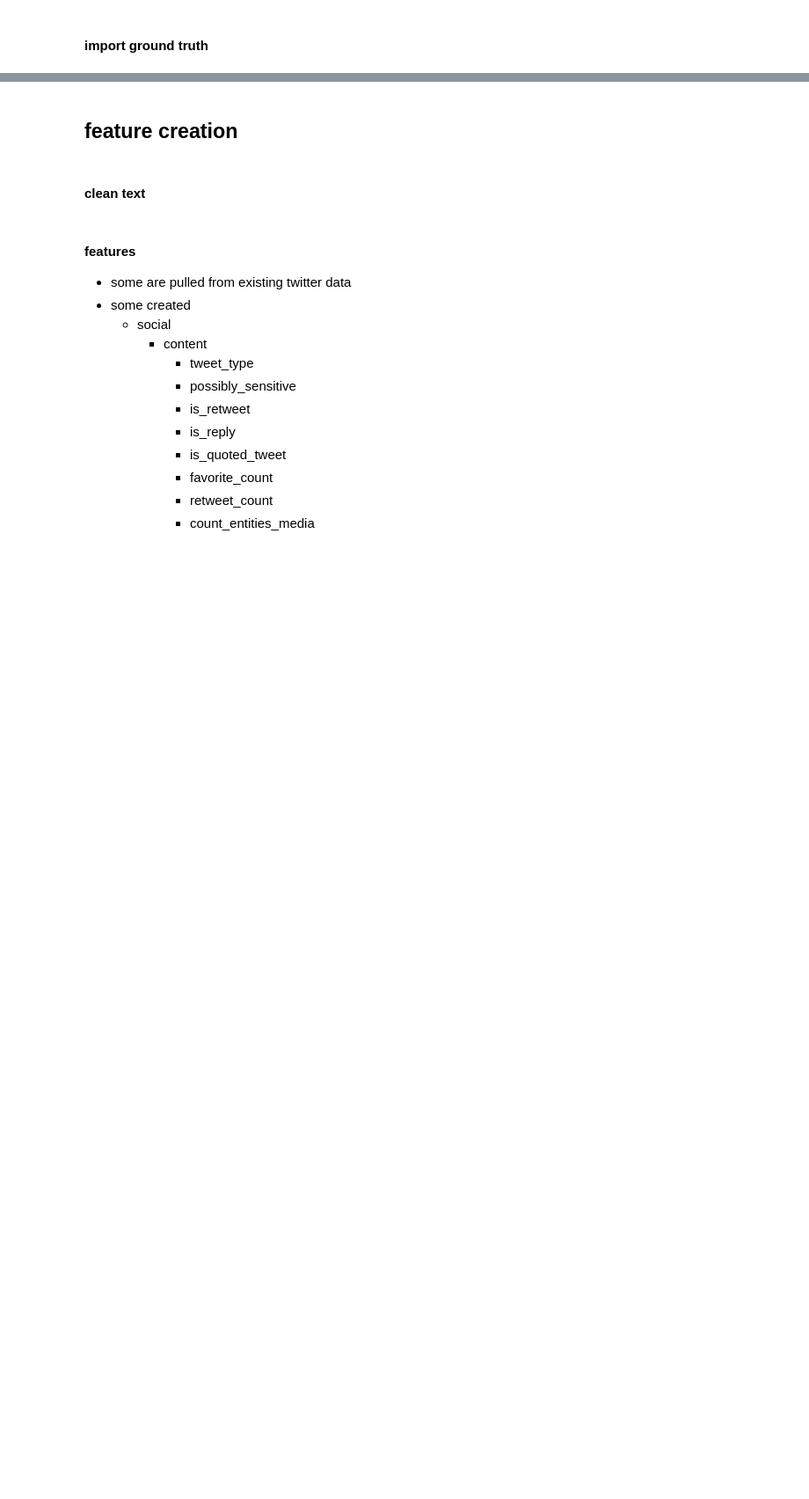
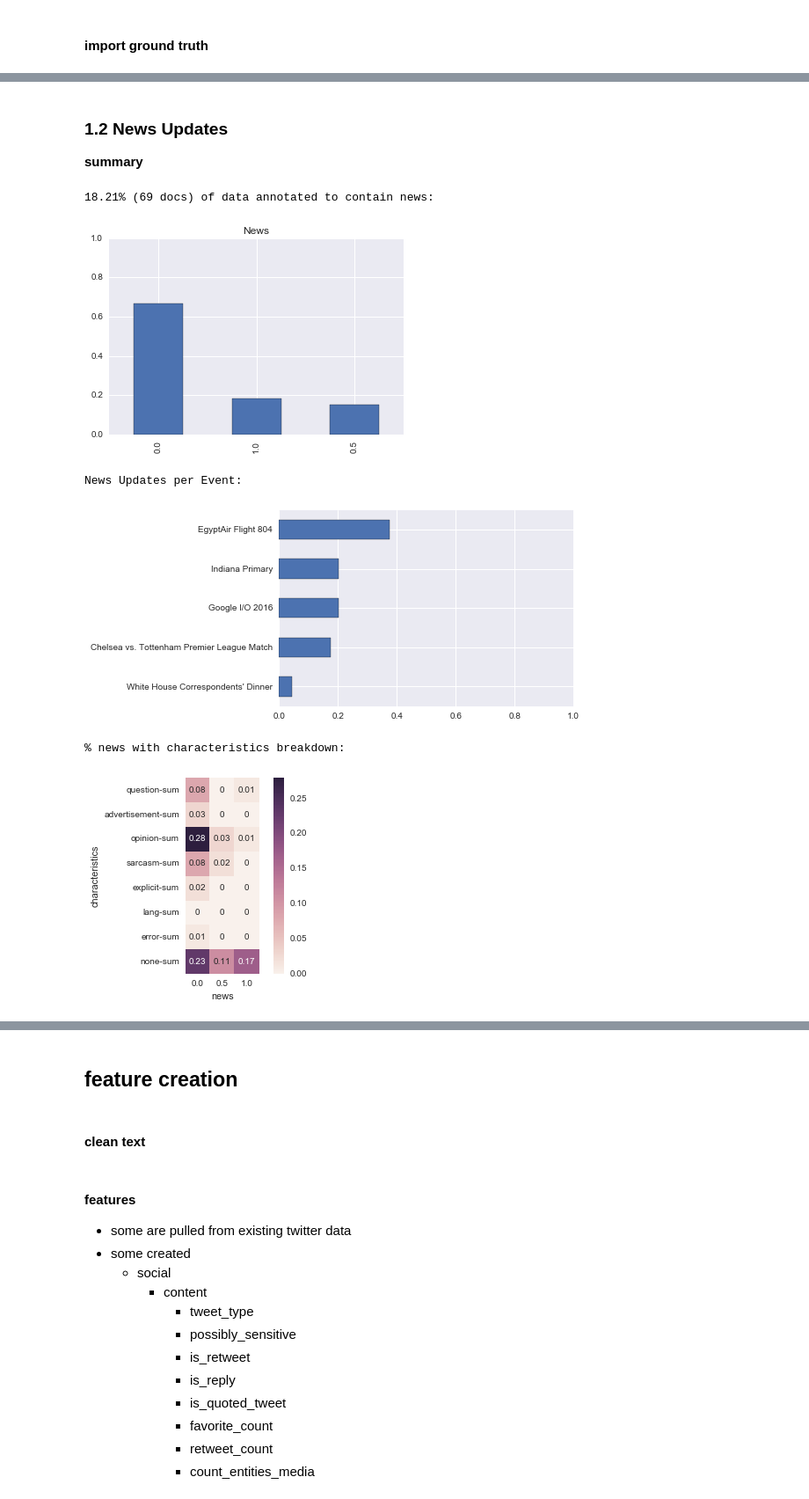
Before and after one commit to knanne/vu_msc_tweetsumm, a Jupyter notebook: final/1_classification.ipynb, the cells around one changed output, grey strips where cells are left out. Shown at 88% size. Saved outputs shown, nothing was run; the diff lists cells and outputs as text; code cells hidden in the pictures; blank space fills up the shorter version.

```diff
--- a/final/1_classification.ipynb
+++ b/final/1_classification.ipynb
@@ -96,0 +178,33 @@ cf.shape
+# %% [markdown]
+### 1.2 News Updates
+**summary**
+# %%
+n = cf.shape[0]
+k = cf[cf['news'] == 1].shape[0]
+print('%.2f%% (%s docs) of data annotated to contain news:' % ((k/n*100), k))
+
+counts = cf['news'].value_counts()
+counts =  pd.concat([counts, counts / n], axis=1)
+counts.columns = ['count', 'percent_total']
+counts['percent_total'].plot(kind='bar', ylim=[0,1], title='News')
+sns.plt.show()
+
+print('News Updates per Event:')
+cf[cf['news']==1]['event'].value_counts(normalize=True).sort_values().plot(kind='barh', xlim=[0,1])
+plt.show()
+
+x = cf.groupby('news').agg(['sum'])[['question', 'advertisement', 'opinion', 'sarcasm', 'explicit', 'lang', 'error', 'none']]
+
+#print(x)
+
+print('% news with characteristics breakdown:')
+ax = sns.heatmap(round(x.T/n, 2), annot=True, square=True)
+sns.axlabel('news', 'characteristics')
+sns.plt.show()
+# %% [output]
+18.21% (69 docs) of data annotated to contain news:
+[figure, added]
+News Updates per Event:
+[figure, added]
+% news with characteristics breakdown:
+[figure, added]
```
Also changed, not shown: parts of 60 cells of this notebook.
